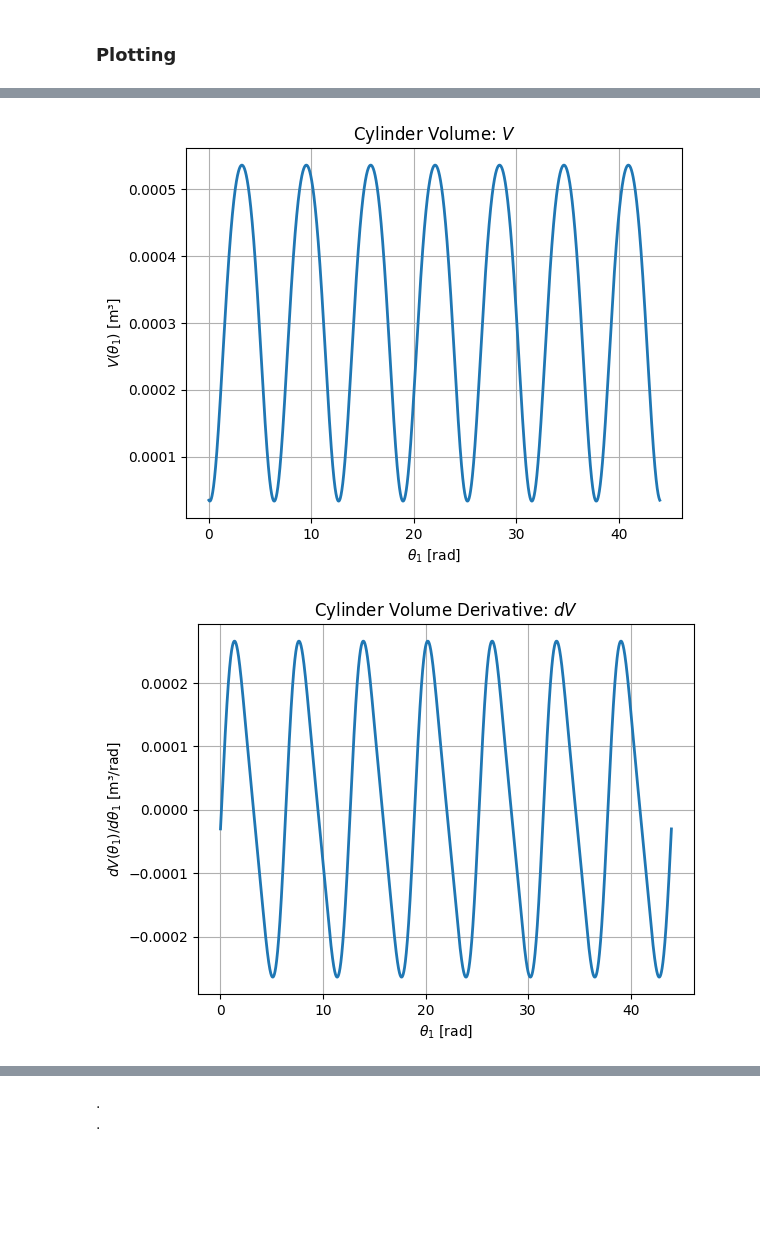
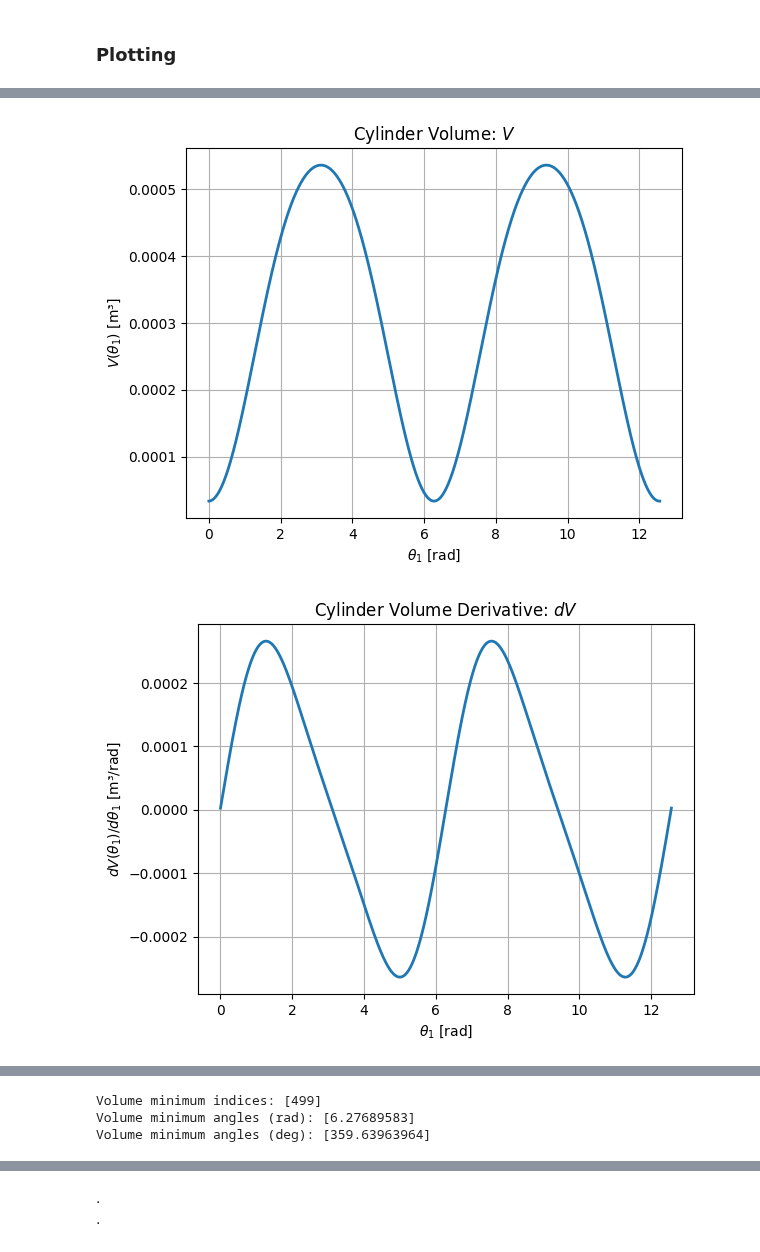
Before and after one commit to Affi26/JupyterNotebook, a Jupyter notebook: combustion-modelling/zweiri-single-cylinder-diesel-engine-model.ipynb, the cells around one changed output, grey strips where cells are left out. Saved outputs shown, nothing was run; the diff lists cells and outputs as text; code cells hidden in the pictures; blank space fills up the shorter version.

```diff
--- a/combustion-modelling/zweiri-single-cylinder-diesel-engine-model.ipynb
+++ b/combustion-modelling/zweiri-single-cylinder-diesel-engine-model.ipynb
@@ -1941,35 +2061,42 @@ plt.show()
 # %%
 
 # --------------------------------------
 # Cylinder volumes and piston area
 # --------------------------------------
 
 
 # Cylinder volume
 plt.figure()
-plt.plot(theta1_array, V_array, linewidth=2)
+plt.plot(theta_rad_array, V_array, linewidth=2)
 plt.title(r'Cylinder Volume: $V$')
 plt.xlabel(r'$\theta_1$ [rad]')
 plt.ylabel(r'$V(\theta_1)$ [m³]')
 plt.grid(True)
 
 # Cylinder volume derivative
 plt.figure()
-plt.plot(theta1_array, V_dot_array, linewidth=2)
+plt.plot(theta_rad_array, V_dot_array, linewidth=2)
 plt.title(r'Cylinder Volume Derivative: $dV$')
 plt.xlabel(r'$\theta_1$ [rad]')
 plt.ylabel(r'$dV(\theta_1)/d\theta_1$ [m³/rad]')
 plt.grid(True)
 
 # Cylinder heat transfer area
 plt.figure()
-plt.plot(theta1_array, A_array, linewidth=2)
+plt.plot(theta_rad_array, A_array, linewidth=2)
 plt.title(r'Cylinder Heat Transfer Area:  $A_p$')
 plt.xlabel(r'$\theta_1$ [rad]')
 plt.ylabel(r'$A_p(\theta_1)$ [m²]')
 plt.grid(True)
 
 plt.show()
+
+min_indices = np.where(V_array == np.min(V_array))[0]
+theta_min_rad = theta_rad_array[min_indices]
+theta_min_deg = theta_min_rad / deg2rad
+print("Volume minimum indices:", min_indices)
+print("Volume minimum angles (rad):", theta_min_rad)
+print("Volume minimum angles (deg):", theta_min_deg)
 # %% [output]
-[figure, old version]
+[figure, new version]
-[figure, old version]
+[figure, new version]
@@ -1977,3 +2104,6 @@ plt.show()
+Volume minimum indices: [499]
+Volume minimum angles (rad): [6.27689583]
+Volume minimum angles (deg): [359.63963964]
 # %%
 
 # --------------------------------------
```
Also changed, not shown: parts of 10 cells of this notebook, 2 other files.
